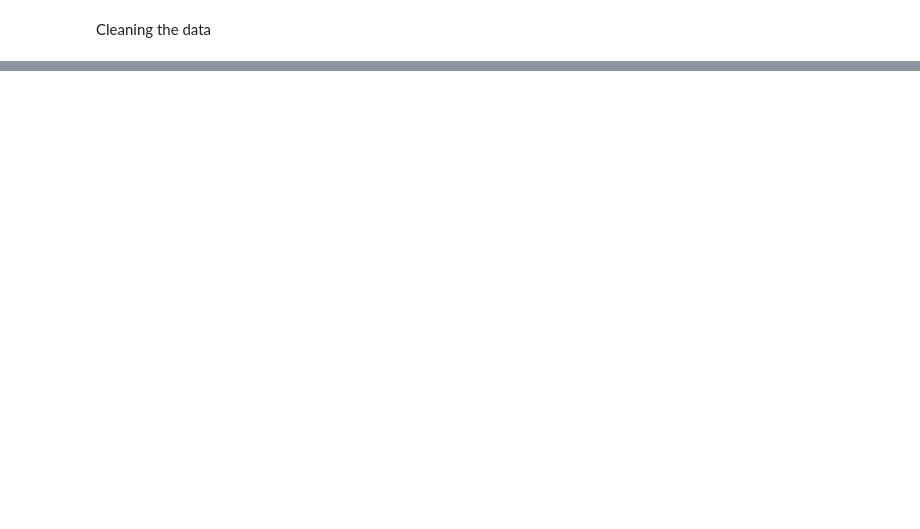
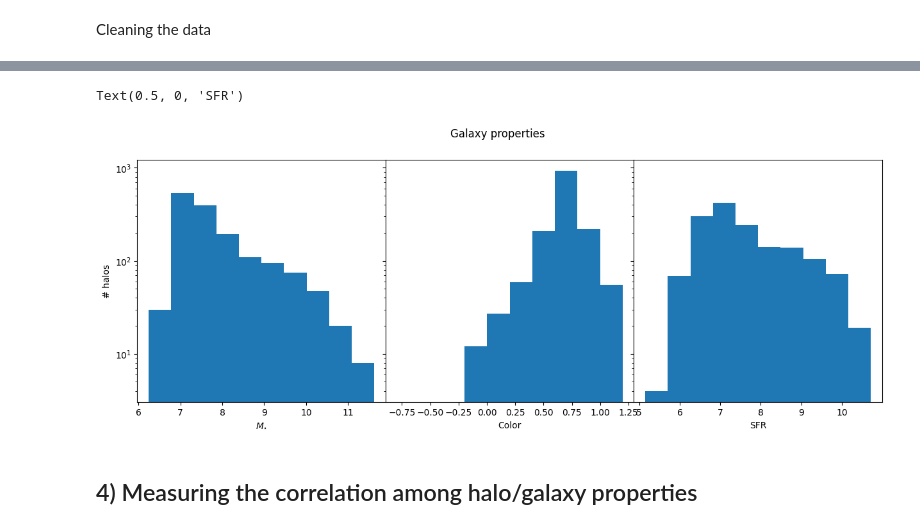
Before and after one commit to natalidesanti/halo-galaxy_connection-tutorial, a Jupyter notebook: notebooks/handling_data.ipynb, the cells around one changed output, grey strips where cells are left out. Cells and saved outputs as stored; diff of their text form; code cells hidden in the pictures; blank space fills up the shorter version.

```diff
--- a/notebooks/handling_data.ipynb
+++ b/notebooks/handling_data.ipynb
@@ -161,0 +182,24 @@ plt.yscale('log')
+# %%
+fig = plt.figure(dpi = 100, figsize = (15, 5))
+gs = fig.add_gridspec(1, 3, hspace = 0, wspace = 0)
+axs = gs.subplots(sharey = True)
+
+fig.suptitle('Galaxy properties')
+
+axs[0].hist(df['M_g'])
+axs[0].set_yscale('log')
+axs[0].set_xlabel(r'$M_{\star}$')
+axs[0].set_ylabel('# halos')
+
+axs[1].hist(df['color_g'])
+axs[1].set_yscale('log')
+axs[1].set_xlabel('Color')
+
+axs[2].hist(df['SFR_g'])
+axs[2].set_yscale('log')
+axs[2].set_xlabel('SFR')
+# %% [output]
+Text(0.5, 0, 'SFR')
+[figure, added]
+# %% [markdown]
+## 4) Measuring the correlation among halo/galaxy properties
```
Also changed, not shown: parts of 18 cells of this notebook, 1 other file.
